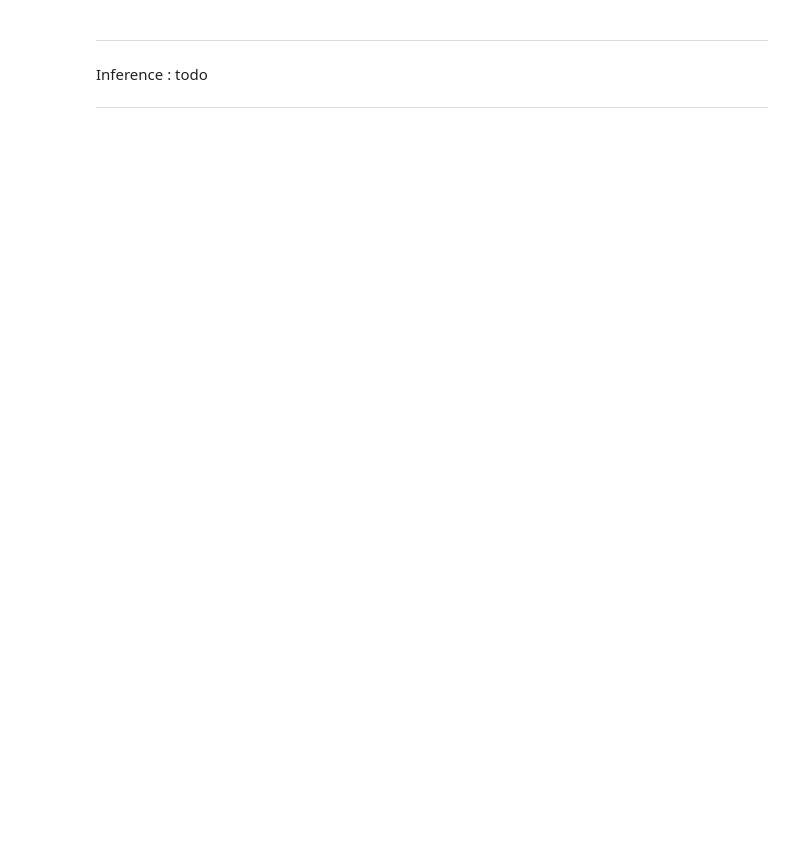
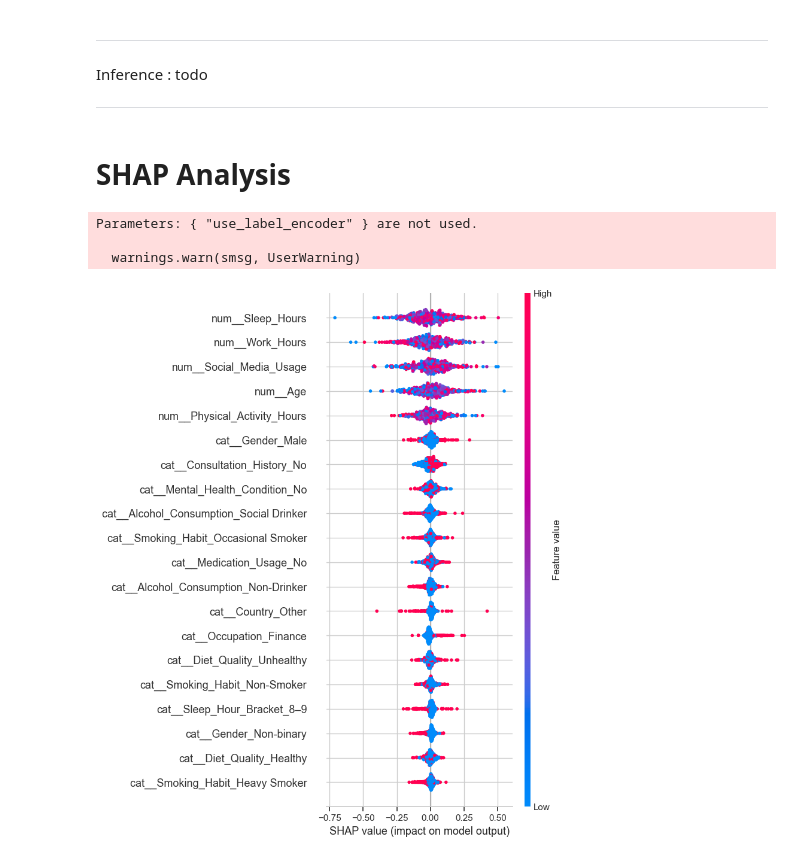
Before and after one commit to anoushka-rao/Mental_Health_and_Burnout, a Jupyter notebook: Mental_Health_Workplace_Survey.ipynb, the cells around one changed output. Saved outputs shown, nothing was run; the diff lists cells and outputs as text; code cells hidden in the pictures; blank space fills up the shorter version.

Commit message:
Shap analysis added

```diff
--- a/Mental_Health_Workplace_Survey.ipynb
+++ b/Mental_Health_Workplace_Survey.ipynb
@@ -1330,3 +1263,5 @@ results_df.plot(kind="barh", figsize=(10, 7), grid=True, colormap="Paired").lege
 Inference  : todo
 
 ---
+# %% [markdown]
+# SHAP Analysis
@@ -1332,0 +1270,40 @@ Inference  : todo
+# %%
+import numpy as np
+import pandas as pd
+import shap
+from sklearn.ensemble import RandomForestClassifier
+from xgboost import XGBClassifier
+
+XGBoostModel = XGBClassifier(use_label_encoder=False, eval_metric="logloss", random_state=42)
+
+
+# --- Take a random sample of 500 rows from X_test_proc ---
+idx = np.random.choice(X_test_proc.shape[0], 500, replace=False)
+X_sample = X_test_proc[idx, :]
+
+# Convert to DataFrame for SHAP plots with proper feature names
+X_sample_df = pd.DataFrame(X_sample, columns=preprocessor.get_feature_names_out())
+
+
+# Fit model on training data
+XGBoostModel.fit(X_train_proc, y_train)  # <--- make sure X_train_proc and y_train exist
+
+# TreeExplainer in raw mode
+explainer = shap.TreeExplainer(XGBoostModel, model_output="raw", feature_perturbation="interventional")
+
+# Compute SHAP values
+shap_values = explainer.shap_values(X_sample)
+
+# For binary classification, take class 1
+if isinstance(shap_values, list):
+    shap_val = shap_values[1]
+else:
+    shap_val = shap_values
+
+# Summary plot
+shap.summary_plot(shap_val, X_sample_df, show=False)
+# %% [output]
+Parameters: { "use_label_encoder" } are not used.
+
+  warnings.warn(smsg, UserWarning)
+[figure, added]
```
Also changed, not shown: parts of 12 cells of this notebook.
